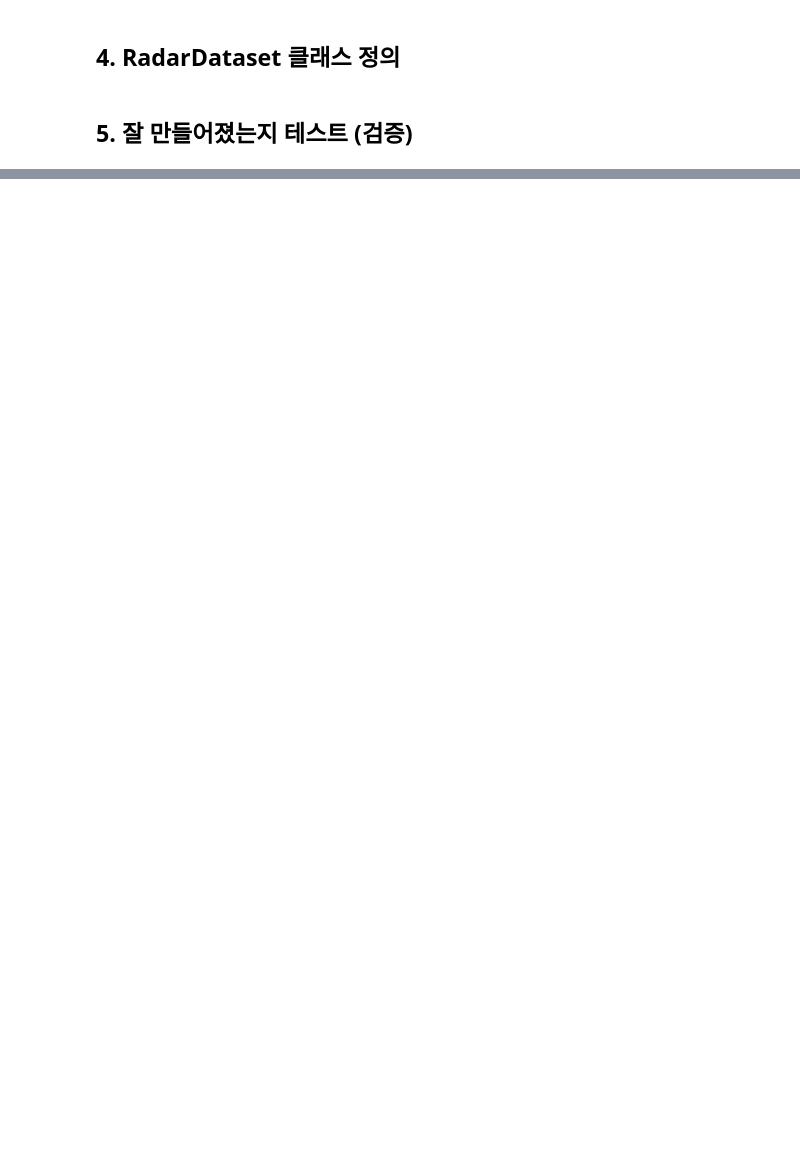
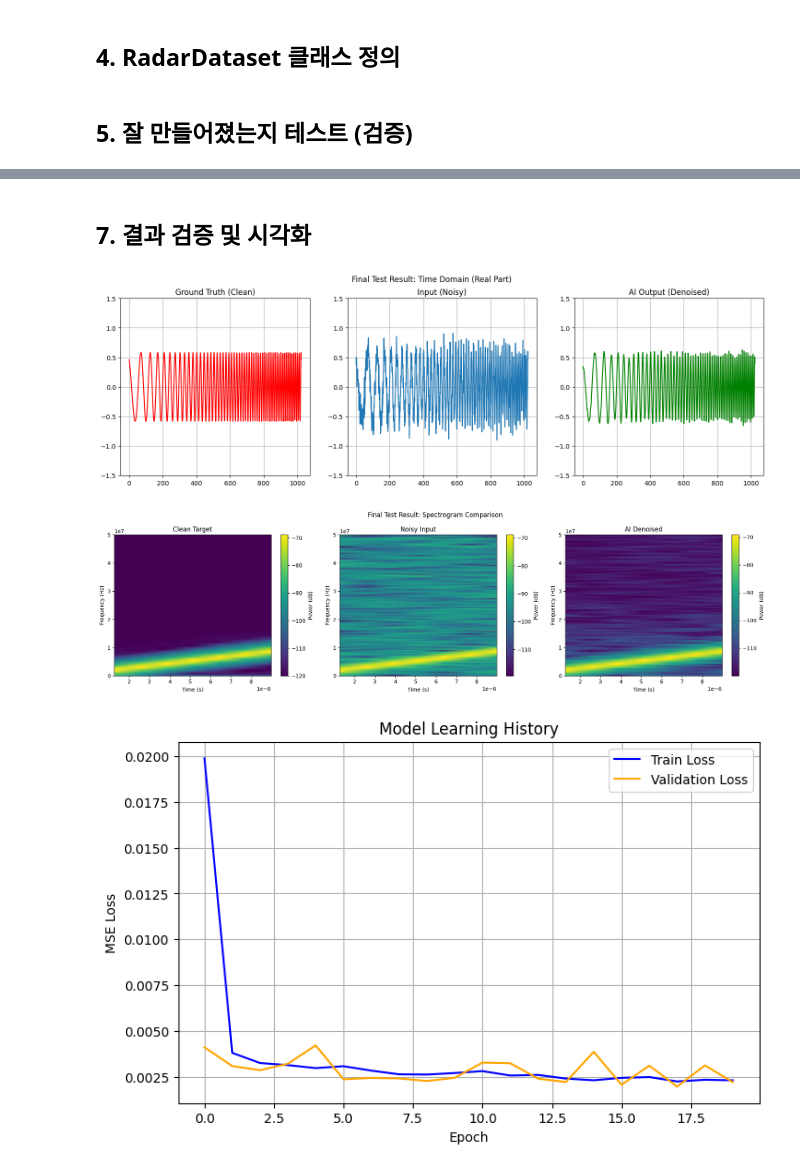
Before and after one commit to jaehyeon5004/Radar-Signal-Denoising-PyTorch, a Jupyter notebook: check_data.ipynb, the cells around one changed output, grey strips where cells are left out. Drawn from its saved outputs; the diff is of its cells as text; code cells hidden in the pictures; blank space fills up the shorter version.

```diff
--- a/check_data.ipynb
+++ b/check_data.ipynb
@@ -172,0 +304,66 @@ print("-" * 30)
+# %% [markdown]
+## 7. 결과 검증 및 시각화
+# %%
+# 1. 검증 과정에서 저장했던 '최적의 가중치'를 불러옵니다.
+# 마지막 에폭의 모델보다, 검증 오차가 가장 낮았던 모델이 진짜 실력입니다.
+model.load_state_dict(torch.load('best_denoise_model.pth'))
+model.eval()
+
+with torch.no_grad():
+    # 2. 중요: 'dataloader'가 아니라 'test_loader'에서 데이터를 가져옵니다.
+    # 모델이 학습(Train)이나 튜닝(Val) 중에 단 한 번도 본 적 없는 순수 테스트 데이터입니다.
+    test_in, test_target = next(iter(test_loader))
+    test_in = test_in.to(device)
+
+    # AI 모델로 예측 (Denoising)
+    prediction = model(test_in)
+
+    # 그래프를 그리기 위해 첫 번째 샘플(index 0)을 CPU로 가져옵니다.
+    in_np = test_in[0].cpu().numpy()      # [2, 1024]
+    target_np = test_target[0].cpu().numpy() # [2, 1024]
+    pred_np = prediction[0].cpu().numpy()    # [2, 1024]
+
+    # --- 신호 파형 비교 (Real Part) ---
+    plt.figure(figsize=(18, 5))
+
+    plt.subplot(1, 3, 1)
+    plt.plot(target_np[0, :], 'r')
+    plt.title("Ground Truth (Clean)")
+    plt.ylim(-1.5, 1.5); plt.grid(True)
+
+    plt.subplot(1, 3, 2)
+    plt.plot(in_np[0, :])
+    plt.title("Input (Noisy)")
+    plt.ylim(-1.5, 1.5); plt.grid(True)
+
+    plt.subplot(1, 3, 3)
+    plt.plot(pred_np[0, :], 'g')
+    plt.title("AI Output (Denoised)")
+    plt.ylim(-1.5, 1.5); plt.grid(True)
+
+    plt.suptitle("Final Test Result: Time Domain (Real Part)")
+    plt.show()
+
+    # --- 스펙트로그램 비교 ---
+    plt.figure(figsize=(18, 5))
+    plt.subplot(1, 3, 1)
+    plot_spectrogram(target_np[0, :], fs, "Clean Target")
+    plt.subplot(1, 3, 2)
+    plot_spectrogram(in_np[0, :], fs, "Noisy Input")
+    plt.subplot(1, 3, 3)
+    plot_spectrogram(pred_np[0, :], fs, "AI Denoised")
+    plt.suptitle("Final Test Result: Spectrogram Comparison")
+    plt.tight_layout(); plt.show()
+
+    # --- 학습 곡선 확인 ---
+    plt.figure(figsize=(8, 5))
+    plt.plot(train_loss_history, label='Train Loss', color='blue')
+    plt.plot(val_loss_history, label='Validation Loss', color='orange')
+    plt.title("Model Learning History")
+    plt.xlabel("Epoch"); plt.ylabel("MSE Loss")
+    plt.legend(); plt.grid(True)
+    plt.show()
+# %% [output]
+[figure, added]
+[figure, added]
+[figure, added]
```
Also changed, not shown: parts of 8 cells of this notebook, 4 other files.
